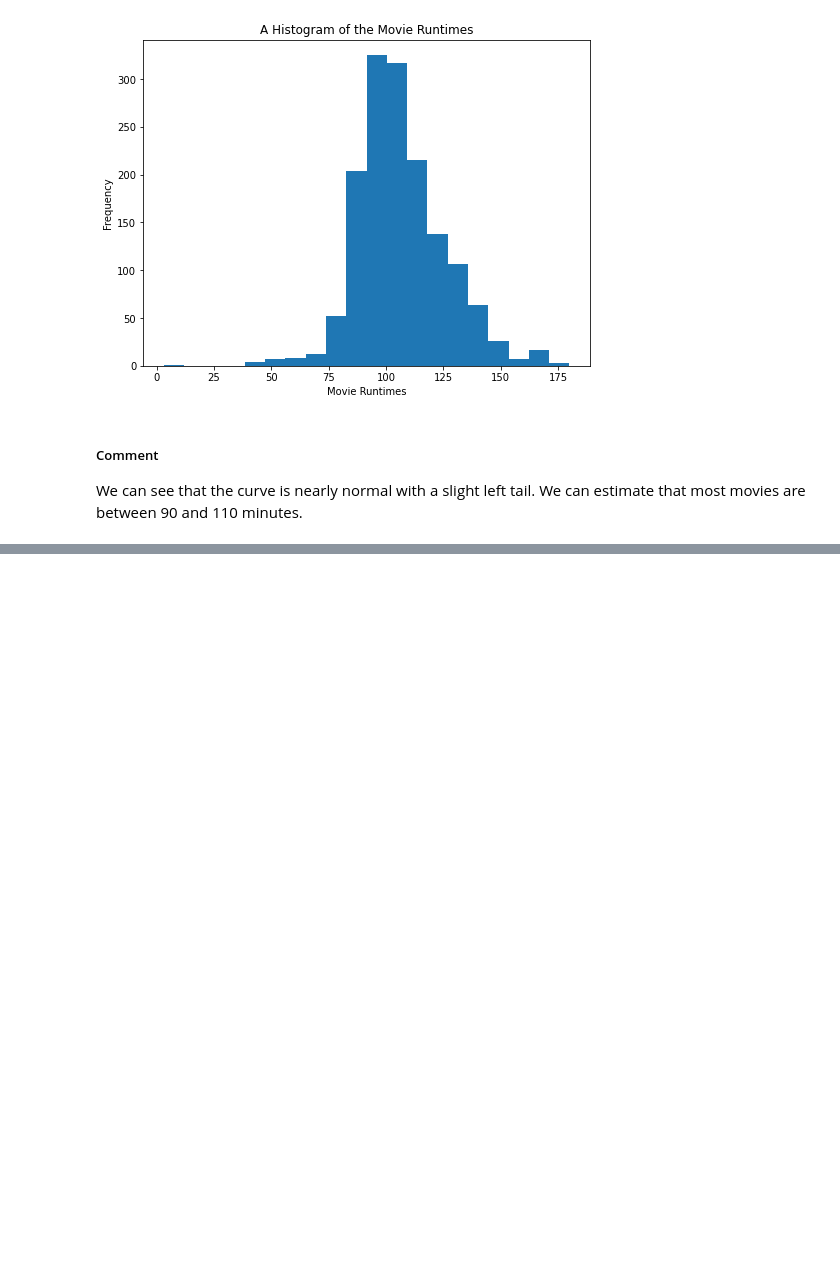
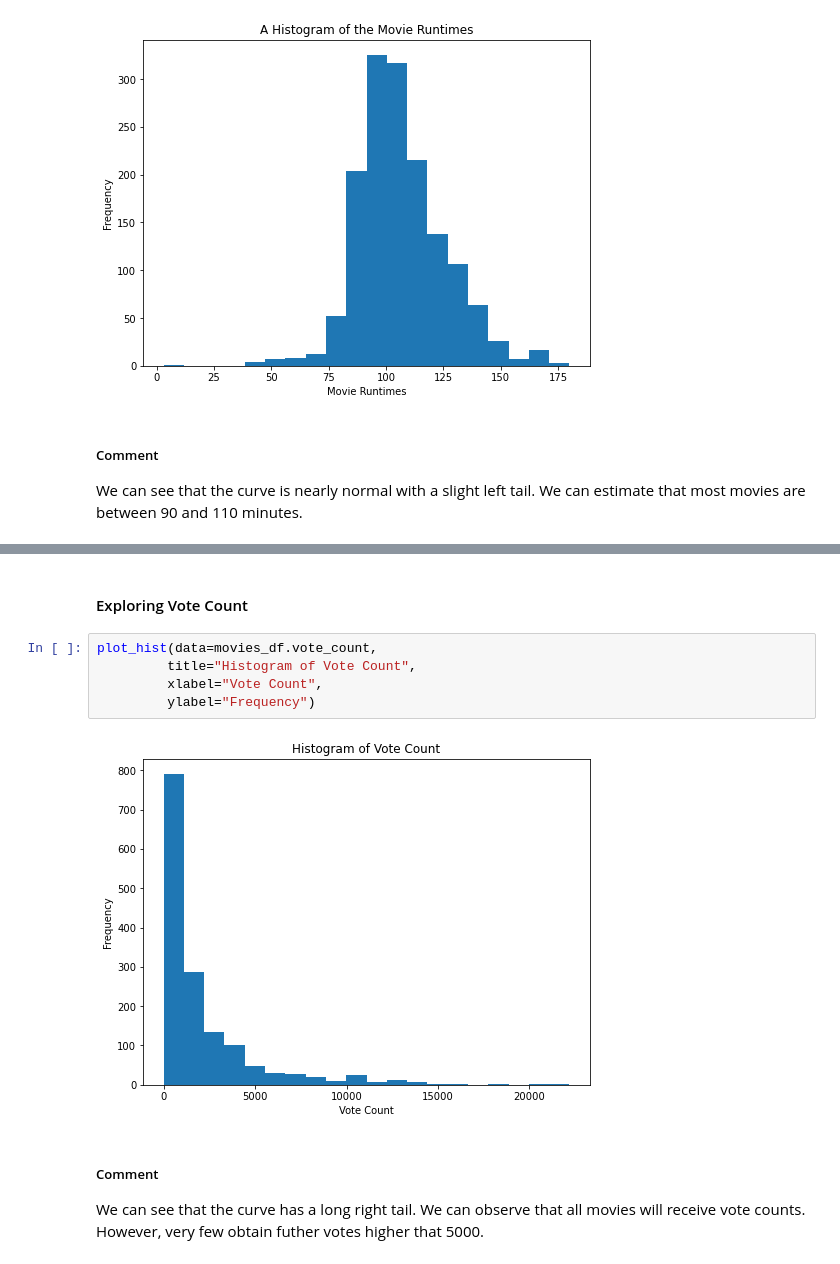
Before and after one commit to ggeorgekkariuki/Microsoft-Movie-Analysis, a Jupyter notebook: student.ipynb, the cells around one changed output, grey strips where cells are left out. Drawn from its saved outputs; the diff is of its cells as text; blank space fills up the shorter version.

```diff
--- a/student.ipynb
+++ b/student.ipynb
@@ -547,0 +574,12 @@ We can see that the curve is nearly normal with a slight left tail. We can estim
+# %% [markdown]
+#### Exploring Vote Count
+# %%
+plot_hist(data=movies_df.vote_count,
+         title="Histogram of Vote Count",
+         xlabel="Vote Count",
+         ylabel="Frequency")
+# %% [output]
+[figure, added]
+# %% [markdown]
+##### Comment
+We can see that the curve has a long right tail. We can observe that all movies will receive vote counts. However, very few obtain futher votes higher that 5000.
```
Also changed, not shown: parts of 7 cells of this notebook.
